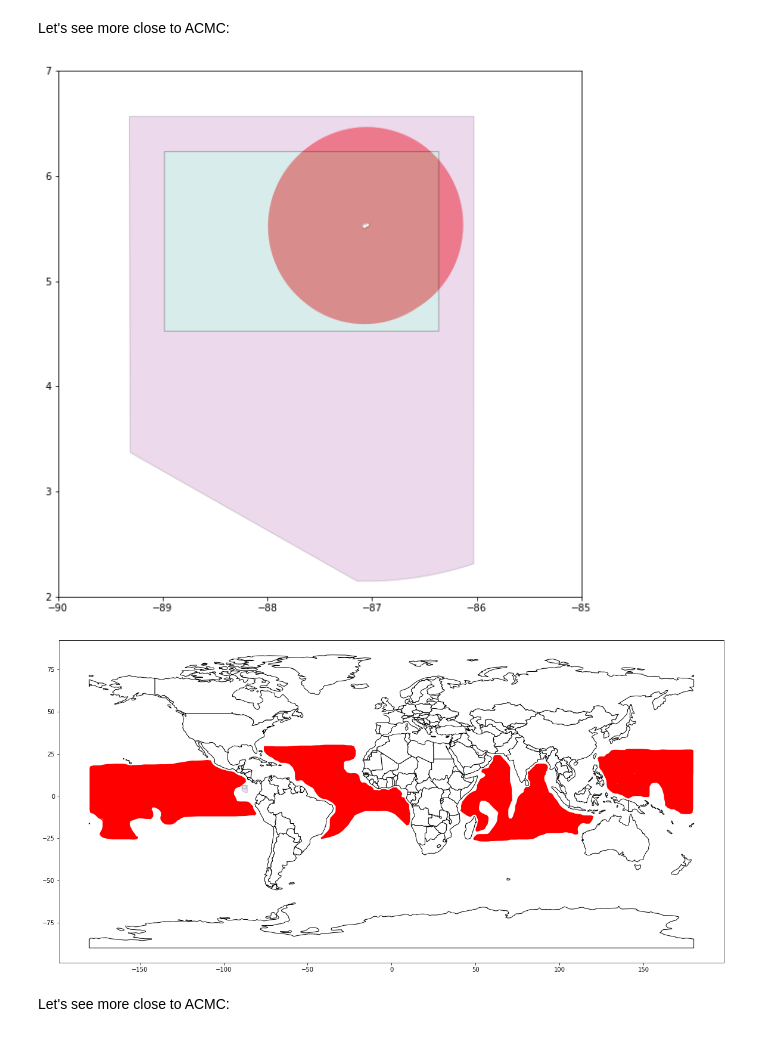
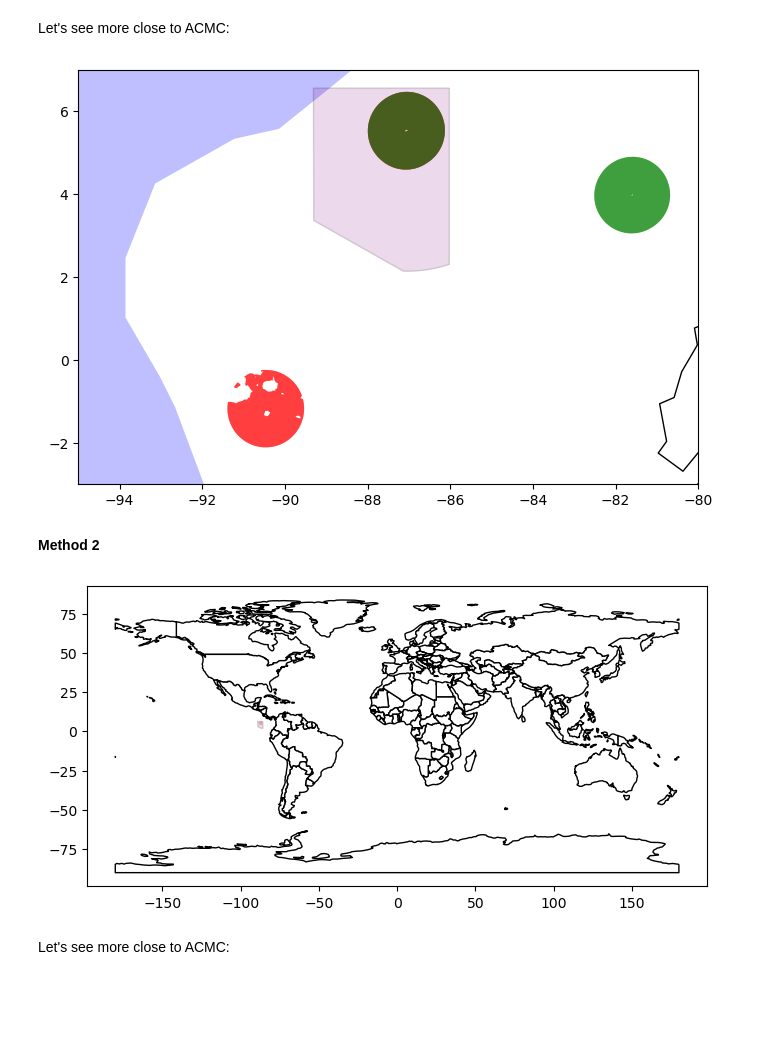
Before and after one commit to Open-Earth-Foundation/oceanprogram, a Jupyter notebook: Marine Biodiversity Unit Methodology/Modulating_Factor3.1_Endemism.ipynb, the cells around one changed output. Cells and saved outputs as stored; diff of their text form; code cells hidden in the pictures; blank space fills up the shorter version.

```diff
--- a/Marine Biodiversity Unit Methodology/Modulating_Factor3.1_Endemism.ipynb
+++ b/Marine Biodiversity Unit Methodology/Modulating_Factor3.1_Endemism.ipynb
@@ -65,6 +69,4 @@ Cocos = Point(Cocos_lon, Cocos_lat)
 # %%
-ACMC = gpd.read_file('../../Geospatial_ACMC/ACMC.shp')
-AMMB = gpd.read_file('../../Geospatial_ACMC/AMMB.shp')
-PNIC = gpd.read_file('../../Geospatial_ACMC/PNIC.shp')
+ACMC = gpd.read_file('../Data/Geospatial_ACMC/ACMC.shp')
 # %% [markdown]
 Inspect the Coordinate Reference Systems (CRS).
@@ -134,7 +91,7 @@ Total Area, ACMC:
 # %% [markdown]
 This is the outcome from `Step1_Curate_IUCN_RedList.ipynb`.
 # %%
-df = gpd.read_file('../../ACMC_IUCN_data/gdf_ACMC_IUCN_range_status_filtered.shp')
+df = gpd.read_file('../Data/ACMC_IUCN_data/gdf_ACMC_IUCN_range_status_filtered.shp')
 # %%
 df.head()
 # %% [output]
@@ -449,48 +318,44 @@ plt.show();
 # %% [markdown]
 Let's see more close to ACMC:
+# %%
+world = gpd.read_file(gpd.datasets.get_path('naturalearth_lowres'))
+fig, ax = plt.subplots(figsize=(8,8))
+
+ax.set_aspect('equal')
+
+world.plot(ax=ax, color='white', edgecolor='black')
+
+df[df.BINOMIAL == 'Xyrichtys victori' ].plot(ax = ax, color = 'r', alpha = 0.5)
+df[df.BINOMIAL == 'Halichoeres discolor' ].plot(ax = ax, color = 'g', alpha = 0.5)
+df[df.DistRatio2==np.min(df.DistRatio2)].plot(ax = ax, color = 'b', alpha = 0.25)
+
+ACMC.plot(ax=ax, alpha = 0.15, color = 'purple', edgecolor='black')
+
+ax.set_xlim((-95, -80))
+ax.set_ylim((-3, 7))
+plt.show();
+# %% [output]
+[figure, added]
+# %% [markdown]
+**Method 2**
 # %%
 world = gpd.read_file(gpd.datasets.get_path('naturalearth_lowres'))
-fig, ax = plt.subplots(figsize=(20,10))
+fig, ax = plt.subplots(figsize=(8,8))
 
 ax.set_aspect('equal')
 
 world.plot(ax=ax, color='white', edgecolor='black')
 
+df2[df2.DistRatio2==np.max(df2.DistRatio2)].plot(ax = ax, color = 'r', alpha = 0.25)
+df2[df2.DistRatio2==np.min(df2.DistRatio2)].plot(ax = ax, color = 'b', alpha = 0.5)
 
-# ax.scatter(Cocos.x, Cocos.y, c = 'r')
-df[df.DistRatio2==np.max(df.DistRatio2)].plot(ax = ax, color = 'r', alpha = 0.25)
+ACMC.plot(ax=ax, alpha = 0.15, color = 'purple', edgecolor='black')
 
-AMMB_WGS84.plot(ax=ax, alpha = 0.15, color = 'purple', edgecolor='black')
-
-PNIC_WGS84.plot(ax=ax, alpha = 0.15, color = 'teal', edgecolor='black')#, marker='o', color='red', markersize=5)
-
-ax.set_xlim((-90, -85))
-ax.set_ylim((2, 7))
+#ax.set_xlim((-89.5, -86))
+#ax.set_ylim((2, 7))
 plt.show();
 # %% [output]
-[figure, old version]
+[figure, new version]
-# %%
-world = gpd.read_file(gpd.datasets.get_path('naturalearth_lowres'))
-fig, ax = plt.subplots(figsize=(20,10))
-
-ax.set_aspect('equal')
-
-world.plot(ax=ax, color='white', edgecolor='black')
-
-
-# ax.scatter(Cocos.x, Cocos.y, c = 'r')
-df[df.DistRatio2==np.min(df.DistRatio2)].plot(ax = ax, color = 'r', alpha = 1)
-
-AMMB_WGS84.plot(ax=ax, alpha = 0.15, color = 'purple', edgecolor='black')
-
-PNIC_WGS84.plot(ax=ax, alpha = 0.15, color = 'teal', edgecolor='black')#, marker='o', color='red', markersize=5)
-
-
-#ax.set_xlim((-90, -80))
-#ax.set_ylim((0, 10))
-plt.show();
-# %% [output]
-[figure, removed]
 # %% [markdown]
 Let's see more close to ACMC:
 # %%
```
Also changed, not shown: parts of 73 cells of this notebook, 4 other files.
